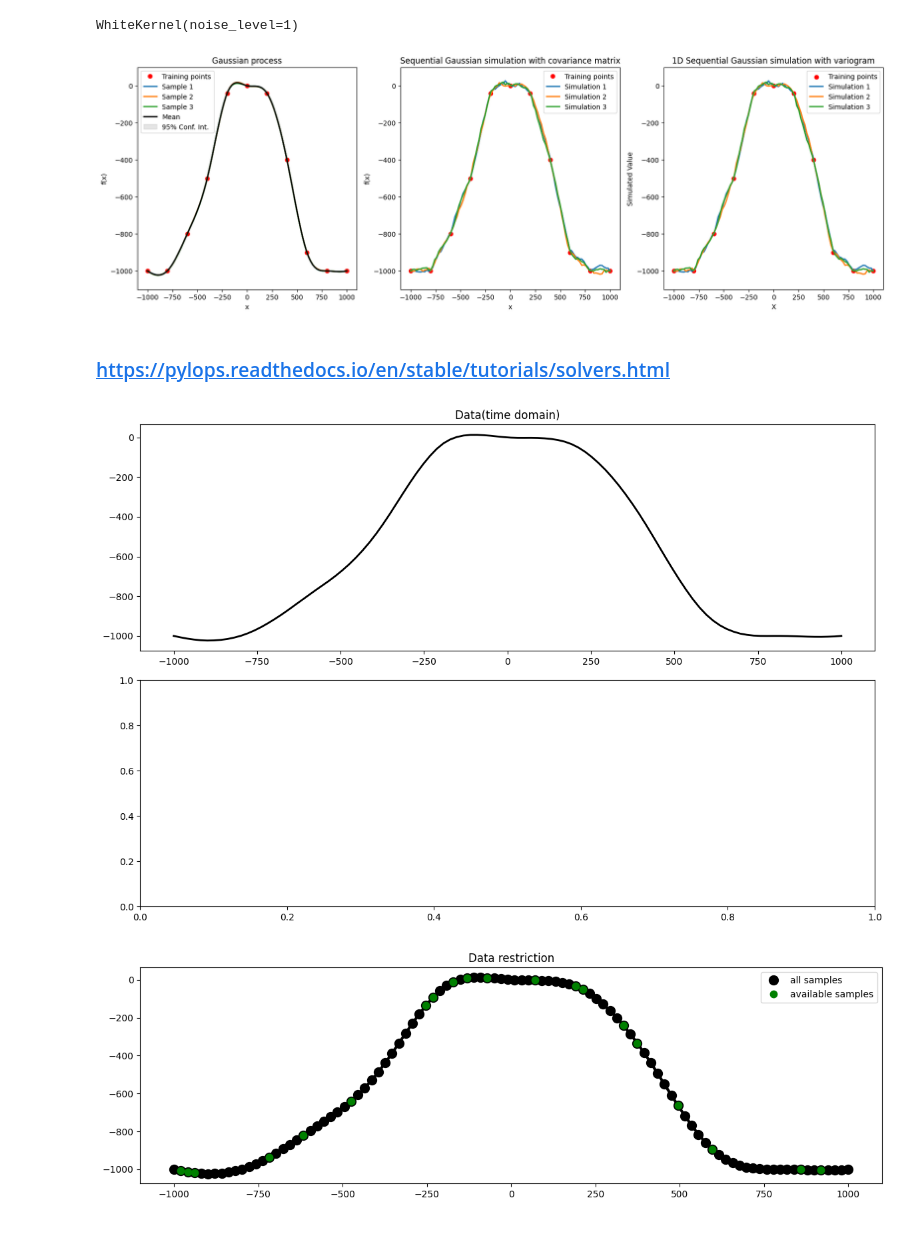
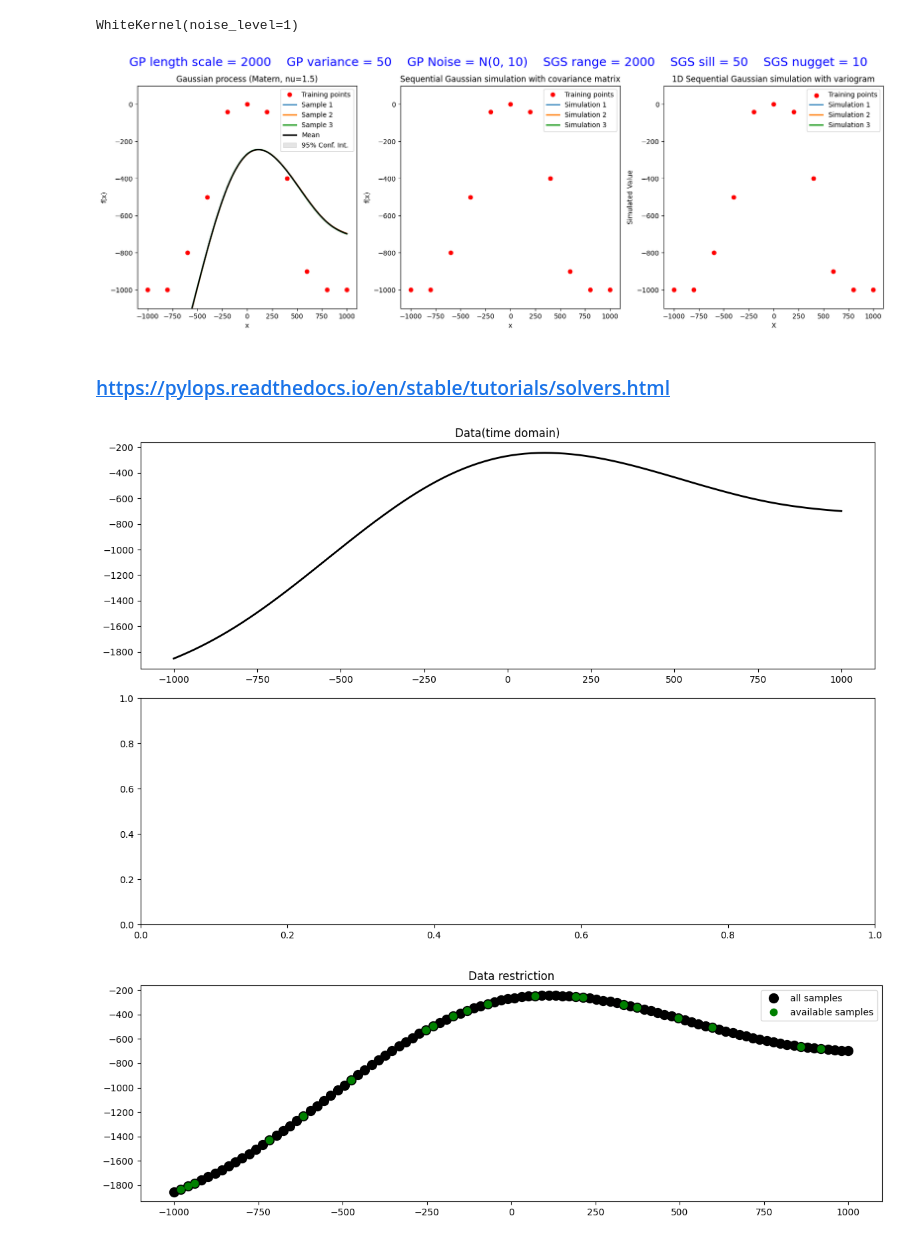
Before and after one commit to csc7/Probabilistic_Programming, a Jupyter notebook: GP_General.ipynb, the cells around one changed output. Cells and saved outputs as stored; diff of their text form; code cells hidden in the pictures.

Commit message:
Add general title to figure, with parameters (incorrect previous commit message)

```diff
--- a/GP_General.ipynb
+++ b/GP_General.ipynb
@@ -76,11 +76,12 @@ def variogram(h, range_a, sill, nugget):
 # PARAMETERS FOR COVARIANCE MATRIX AND VARIOGRAM
 
 # Noise
-noise = 0
+noise = 10
 
 # Covariance matrix parameters
-length_scale = 1000.0
-variance = 1000.0
+length_scale = 2000
+variance = 50
+varaiance_for_title = variance
 nu = 1.5 # 1/2 becomes exponential covariance function k(r) = exp(-r/l)
          # 3/2 and 5/2 for ML
          # Carl Edward Rasmussen and Christopher K. I. Williams,
@@ -201,6 +202,7 @@ for s in range(num_simulations):
 # PLOT GP AND SGSs COMPARISON
 
 plt.figure(figsize=(20, 6))
+plt.suptitle(f"GP length scale = {length_scale}    GP variance = {varaiance_for_title}    GP Noise = N(0, {noise})    SGS range = {range_a}    SGS sill = {sill}    SGS nugget = {noise}", fontsize=18, color="blue")
 
 plt.subplot(1, 3, 1)
 plt.plot(X_train, y_train, 'ro', label='Training points')
@@ -208,36 +210,36 @@ for i in range(3):
     plt.plot(X, samples[i], label=f'Sample {i+1}', lw=2)
 plt.plot(X, mu_s, 'k', lw=2, label='Mean')
 plt.fill_between(X.flatten(), mu_s - 1.96 * np.sqrt(np.diag(cov_s)), mu_s + 1.96 * np.sqrt(np.diag(cov_s)), color='gray', alpha=0.2, label='95% Conf. Int.')
-plt.title('Gaussian process')
+plt.title('Gaussian process (Matern, nu=1.5)')
 plt.xlabel('x')
 plt.ylabel('f(x)')
 plt.ylim((-1100, 100))
 plt.legend()
 
 plt.subplot(1, 3, 2)
 plt.plot(X_train, y_train, 'ro', label='Training points')
 for i in range(num_simulations):
     plt.plot(X, simulations[i], label=f'Simulation {i+1}', lw=2)
 plt.title('Sequential Gaussian simulation with covariance matrix')
 plt.xlabel('x')
 plt.ylabel('f(x)')
 plt.ylim((-1100, 100))
 plt.legend()
 
 plt.subplot(1, 3, 3)
 plt.scatter(X_train, y_train, c='red', label='Training points')
 for i in range(num_simulations):
     plt.plot(X, simulations[i], label=f'Simulation {i+1}', lw=2)
 plt.title('1D Sequential Gaussian simulation with variogram')
 plt.xlabel('X')
 plt.ylabel('Simulated Value')
 plt.legend()
 #plt.grid(True)
 plt.ylim((-1100, 100))
 
 plt.show()
 # %% [output]
-[figure, old version]
+[figure, new version]
 # %% [markdown]
 ### https://pylops.readthedocs.io/en/stable/tutorials/solvers.html
 # %%
@@ -277,8 +279,8 @@ plt.legend()
 plt.title("Data restriction")
 plt.tight_layout()
 # %% [output]
-[figure, old version]
+[figure, new version]
-[figure, old version]
+[figure, new version]
 # %%
 # Create regularization operator
 D2op = pylops.SecondDerivative(N, dtype="float64")
```
Also changed, not shown: parts of 1 cell of this notebook.
